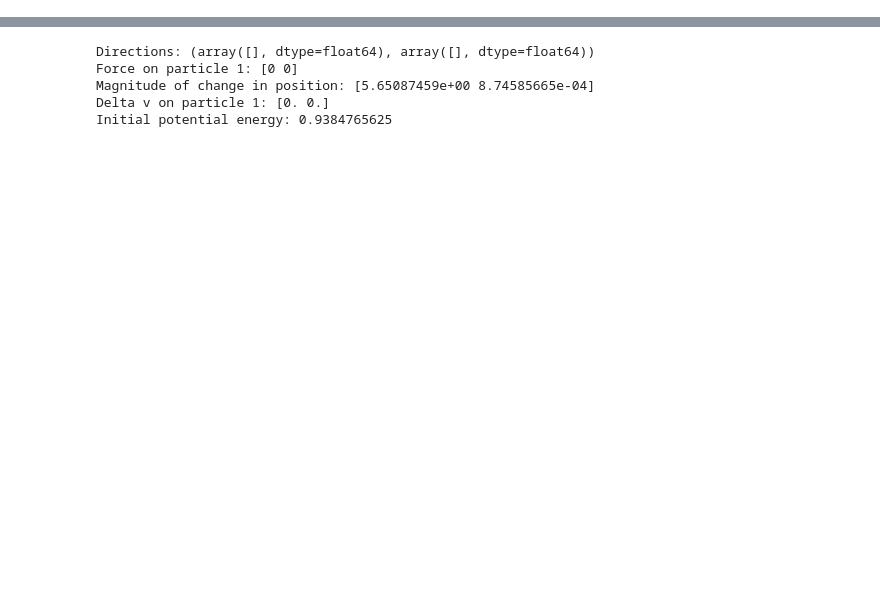
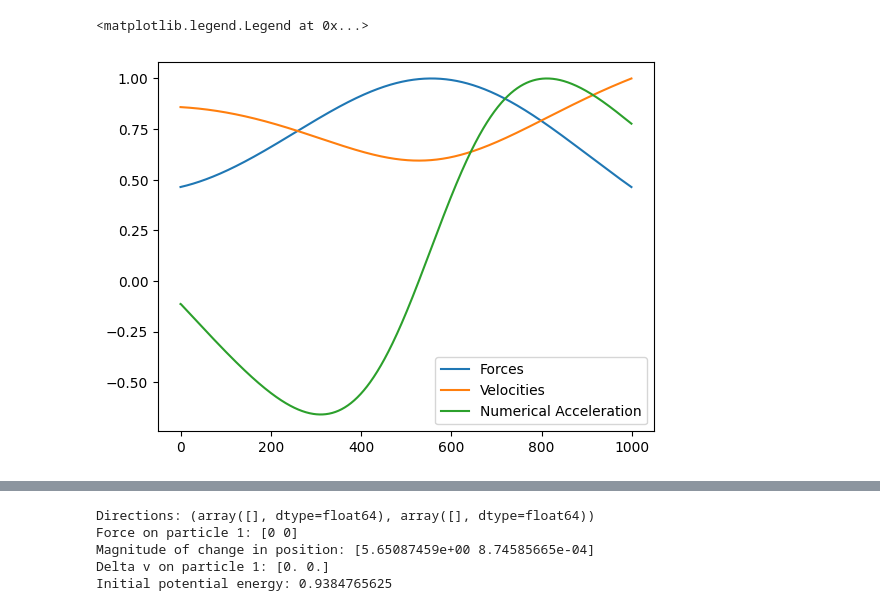
Before and after one commit to john-but-actually-jon/langevin, a Jupyter notebook: src/soft-disks/concept_test.ipynb, the cells around one changed output, grey strips where cells are left out. Saved outputs shown, nothing was run; the diff lists cells and outputs as text; code cells hidden in the pictures; blank space fills up the shorter version.

```diff
--- a/src/soft-disks/concept_test.ipynb
+++ b/src/soft-disks/concept_test.ipynb
@@ -74,0 +59,18 @@ array([[[1.45, 1.45],
+# %%
+i = 12
+forces = np.array([np.linalg.norm(conf.forces[i,:]) for conf in confs])
+normalised_forces = forces / forces.max()
+
+velocities = np.array([np.linalg.norm(conf.velocities[i,:]) for conf in confs])
+normalised_velocities = velocities/velocities.max()
+
+velocity_gradient = np.gradient(normalised_velocities)
+normalised_velocity_gradient = velocity_gradient/velocity_gradient.max()
+plt.plot(normalised_forces, label='Forces')
+plt.plot(normalised_velocities, label='Velocities')
+plt.plot(normalised_velocity_gradient, label='Numerical Acceleration')
+
+plt.legend()
+# %% [output]
+<matplotlib.legend.Legend at 0x...>
+[figure, added]
```
Also changed, not shown: parts of 13 cells of this notebook, 6 other files.
